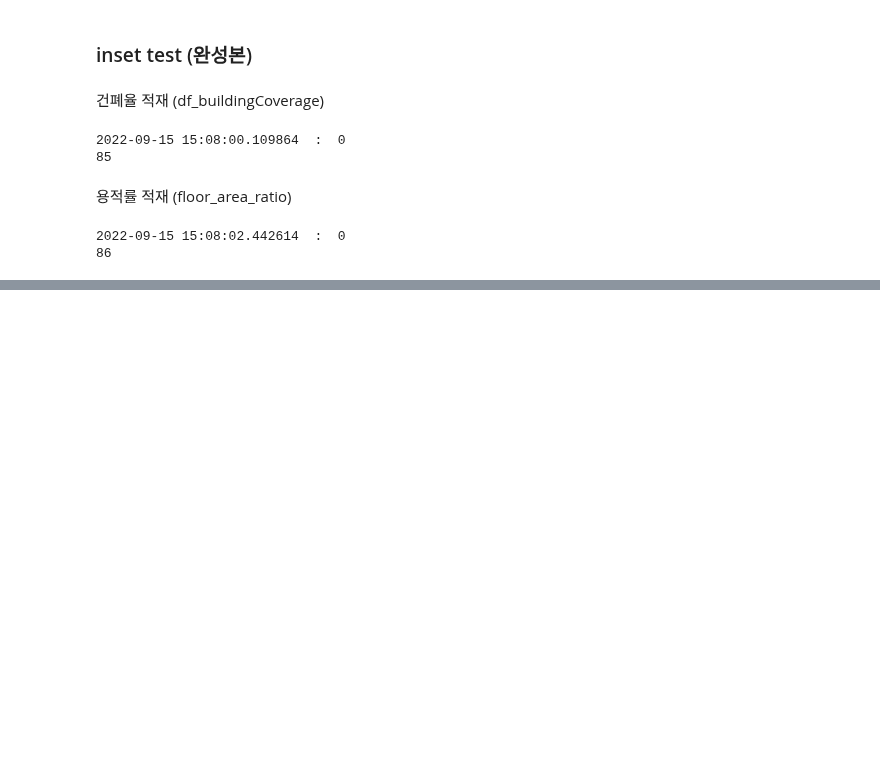
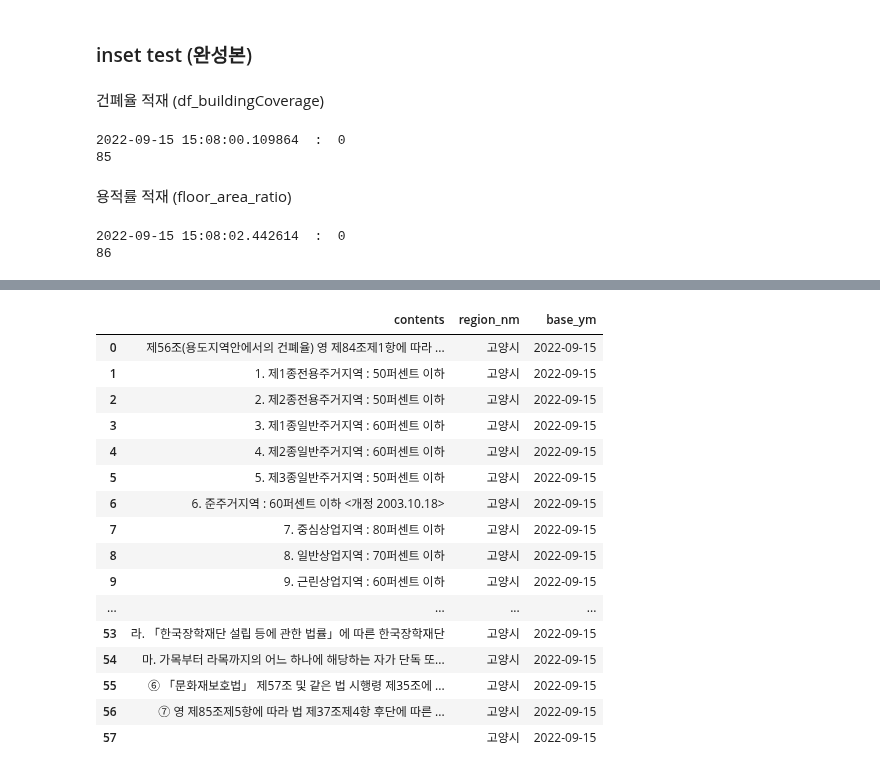
Before and after one commit to UL-DA/pythonProject, a Jupyter notebook: 자치법규정보시스템/[TEST] 자치법규 정보 시스템 (용적률,건폐율)_test.ipynb, the cells around one changed output, grey strips where cells are left out. Saved outputs shown, nothing was run; the diff lists cells and outputs as text; code cells hidden in the pictures; blank space fills up the shorter version.

```diff
--- a/자치법규정보시스템/[TEST] 자치법규 정보 시스템 (용적률,건폐율)_test.ipynb
+++ b/자치법규정보시스템/[TEST] 자치법규 정보 시스템 (용적률,건폐율)_test.ipynb
@@ -497,14 +468,0 @@ TypeError: sequence item 0: expected str instance, tuple found
-# %%
-# len(glob('C:\\Users\duPar\Downloads\*도시계획*조례.txt'))
-idx_list = []
-df1 = pd.DataFrame()
-
-for file_name in glob('C:\\Users\duPar\Downloads\*도시계획*조례.txt'):
-    with open(file_name, encoding='utf-8') as f:
-        # 파일 열기
-        lines = f.readlines()
-        df = pd.DataFrame(lines, columns=[file_name.split(' ')[0].split('\\')[-1]]).drop_duplicates(keep=False).reset_index(drop=True)
-        col_name = file_name.split(' ')[0].split('\\')[-1] # row
-        df[col_name] = df[col_name].str.replace('\n','')
-        idx_list.append(col_name)
-        df1 = df1.append(df)
@@ -1594,0 +1453,16 @@ PackageNotFoundError: Package not found at 'C:\oasis\서울특별시 도시계
+# %%
+idx_list = []
+DF = pd.DataFrame()
+file_name = 'C:\\Users\duPar\Downloads\고양시 도시계획 조례 (1).txt'
+# for file_name in glob('C:\\Users\duPar\Downloads\*도시계획*조례.txt'):
+with open(file_name, encoding='utf-8') as f:
+    # 파일 열기
+    lines = f.readlines()
+    df = pd.DataFrame({'contents' : lines}) #.drop_duplicates(keep=False)
+    df['contents'] = df['contents'].str.replace('\n','')
+    df['region_nm'] = col_name
+    # DF = DF.append(df)
+
+# DF = DF.drop_duplicates(keep=False)
+# DF = DF.reset_index(drop=True)
+# DF['base_ym'] = now
@@ -1594,0 +1519,26 @@ PackageNotFoundError: Package not found at 'C:\oasis\서울특별시 도시계
+# %%
+# 건폐율(bc), 용적률(far) 추출
+idx = df[df['contents'].str.contains('제1종전용주거지역')].index
+df_bc = df.loc[idx[0]:idx[1]-1]
+df_far = df.loc[idx[1]-1:]
+
+df_bc_concat = pd.concat([df_bc,df_bc_etc], axis=0).reset_index(drop=True)
+df_far_concat = pd.concat([df_far,df_far_etc], axis=0).reset_index(drop=True)
+# %% [output]
+|  | contents | region_nm | base_ym |
+| 0 | 제56조(용도지역안에서의 건폐율) 영 제84조제1항에 따라 ... | 고양시 | 2022-09-15 |
+| 1 | 1. 제1종전용주거지역 : 50퍼센트 이하 | 고양시 | 2022-09-15 |
+| 2 | 2. 제2종전용주거지역 : 50퍼센트 이하 | 고양시 | 2022-09-15 |
+| 3 | 3. 제1종일반주거지역 : 60퍼센트 이하 | 고양시 | 2022-09-15 |
+| 4 | 4. 제2종일반주거지역 : 60퍼센트 이하 | 고양시 | 2022-09-15 |
+| 5 | 5. 제3종일반주거지역 : 50퍼센트 이하 | 고양시 | 2022-09-15 |
+| 6 | 6. 준주거지역 : 60퍼센트 이하 <개정 2003.10.18> | 고양시 | 2022-09-15 |
+| 7 | 7. 중심상업지역 : 80퍼센트 이하 | 고양시 | 2022-09-15 |
+| 8 | 8. 일반상업지역 : 70퍼센트 이하 | 고양시 | 2022-09-15 |
+| 9 | 9. 근린상업지역 : 60퍼센트 이하 | 고양시 | 2022-09-15 |
+| ... | ... | ... | ... |
+| 53 | 라. 「한국장학재단 설립 등에 관한 법률」에 따른 한국장학재단 | 고양시 | 2022-09-15 |
+| 54 | 마. 가목부터 라목까지의 어느 하나에 해당하는 자가 단독 또... | 고양시 | 2022-09-15 |
+| 55 | ⑥ 「문화재보호법」 제57조 및 같은 법 시행령 제35조에 ... | 고양시 | 2022-09-15 |
+| 56 | ⑦ 영 제85조제5항에 따라 법 제37조제4항 후단에 따른 ... | 고양시 | 2022-09-15 |
+| 57 |  | 고양시 | 2022-09-15 |
```
Also changed, not shown: parts of 49 cells of this notebook, 1 other file.
